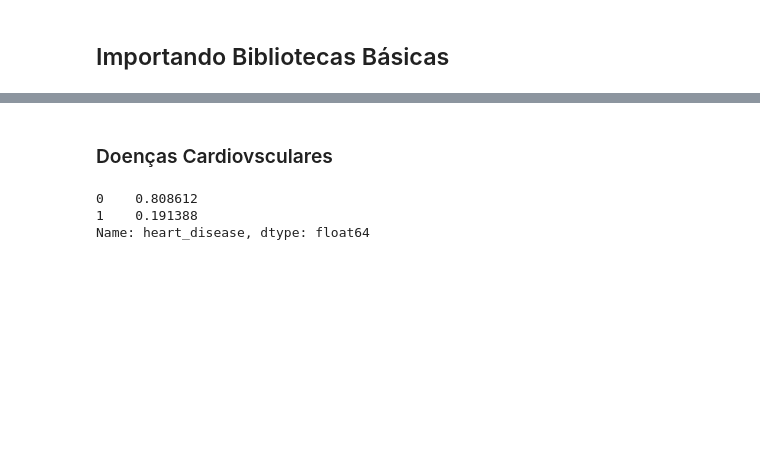
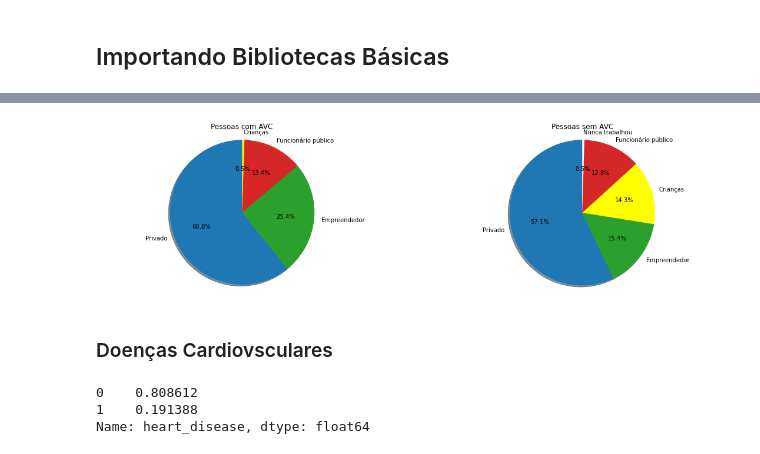
Before and after one commit to jgabrielsb-sb/Projeto_DeLucca, a Jupyter notebook: relatório.ipynb, the cells around one changed output, grey strips where cells are left out. Drawn from its saved outputs; the diff is of its cells as text; code cells hidden in the pictures; blank space fills up the shorter version.

```diff
--- a/relatório.ipynb
+++ b/relatório.ipynb
@@ -86,3 +183,21 @@ dados_avc_nao=dados[avc_nao]
+# %%
+plt.figure(figsize=(19,5))
+labels1='Privado','Empreendedor','Funcionário público','Crianças'
+labels2='Privado','Empreendedor','Crianças','Funcionário público','Nunca trabalhou'
+explode1=(0,0,0,0)
+explode2=(0,0,0,0,0)
+plt.subplot(121)
+plt.pie(work_type_avc_sim, labels=labels1, explode=explode1, colors=['tab:blue', 'tab:green','tab:red','yellow'], autopct='%1.1f%%', shadow=True,startangle=90)
+plt.title('Pessoas com AVC')
+plt.axis('equal')
+
+plt.subplot(122)
+plt.pie(work_type_avc_nao, labels=labels2,explode=explode2, colors=['tab:blue', 'tab:green','yellow','tab:red','white'], autopct='%1.1f%%', shadow=True, startangle=90)
+plt.title('Pessoas sem AVC')
+plt.axis('equal')
+plt.show()
+# %% [output]
+[figure, added]
 # %% [markdown]
 ### Doenças Cardiovsculares
 # %%
```
Also changed, not shown: parts of 26 cells of this notebook.
